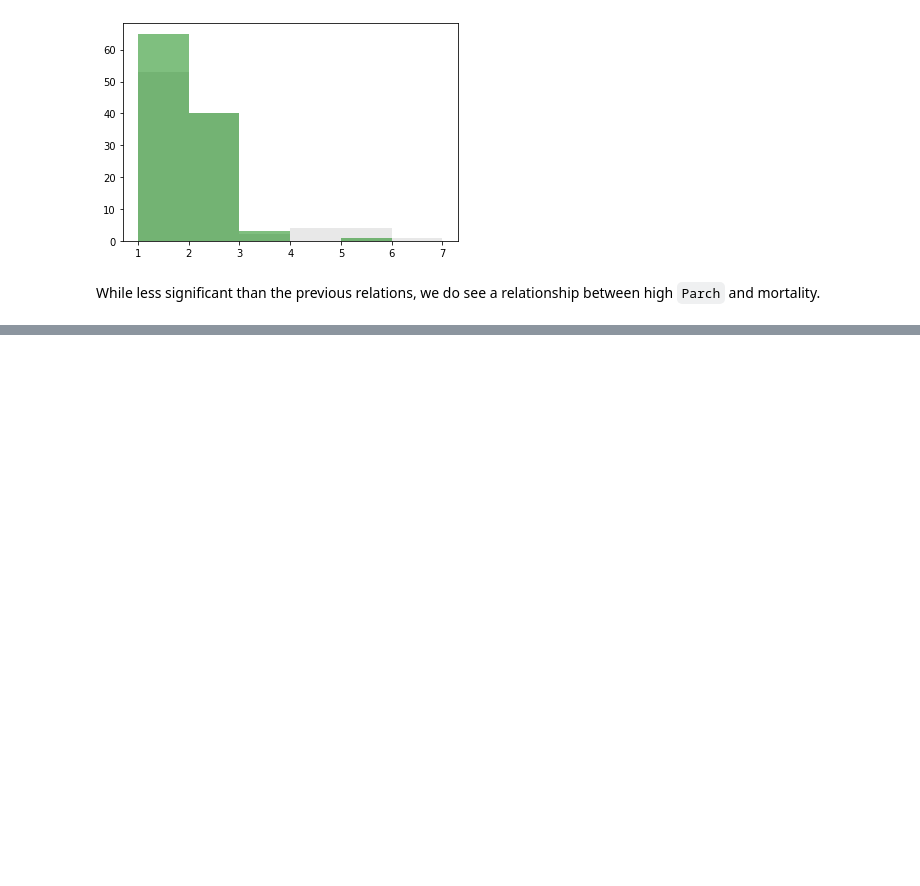
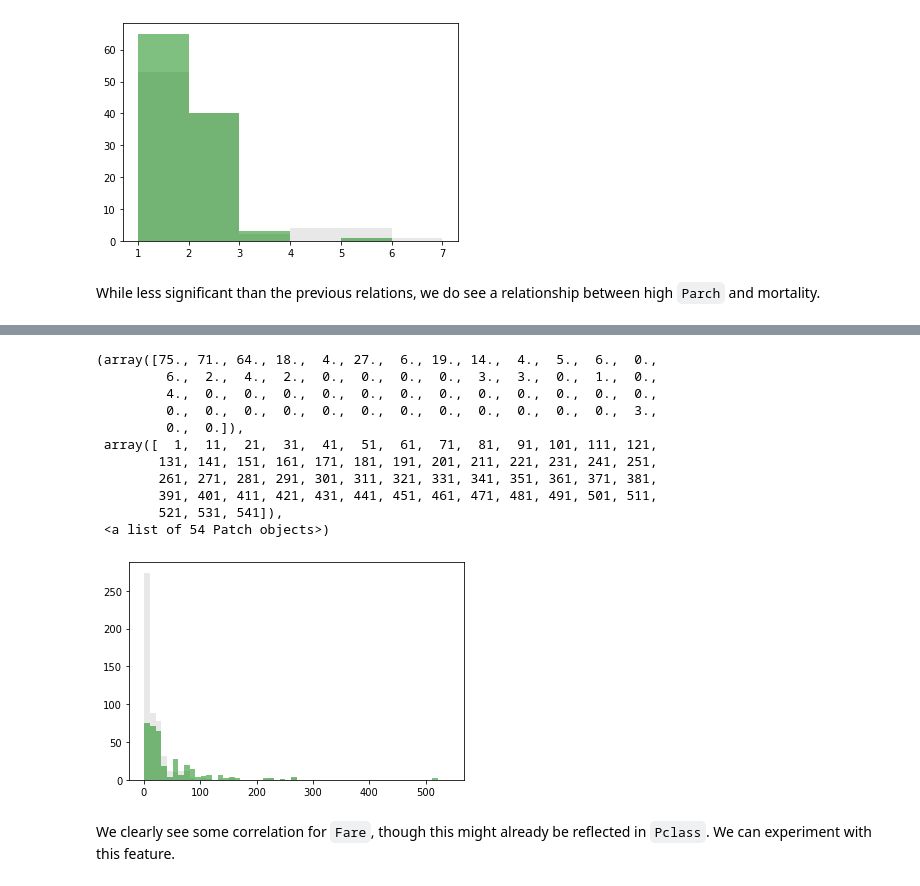
Before and after one commit to typekev/kaggle-titanic, a Jupyter notebook: Kaggle Titanic.ipynb, the cells around one changed output, grey strips where cells are left out. Drawn from its saved outputs; the diff is of its cells as text; code cells hidden in the pictures; blank space fills up the shorter version.

```diff
--- a/Kaggle Titanic.ipynb
+++ b/Kaggle Titanic.ipynb
@@ -168,0 +199,19 @@ While less significant than the previous relations, we do see a relationship bet
+# %%
+fare_bins = range(1, 550, 10)
+plt.hist(non_survivors_fare, bins=fare_bins, color="lightgrey", alpha=0.5)
+plt.hist(survivors_fare, bins=fare_bins, color="green", alpha=0.5)
+# %% [output]
+(array([75., 71., 64., 18.,  4., 27.,  6., 19., 14.,  4.,  5.,  6.,  0.,
+         6.,  2.,  4.,  2.,  0.,  0.,  0.,  0.,  3.,  3.,  0.,  1.,  0.,
+         4.,  0.,  0.,  0.,  0.,  0.,  0.,  0.,  0.,  0.,  0.,  0.,  0.,
+         0.,  0.,  0.,  0.,  0.,  0.,  0.,  0.,  0.,  0.,  0.,  0.,  3.,
+         0.,  0.]),
+ array([  1,  11,  21,  31,  41,  51,  61,  71,  81,  91, 101, 111, 121,
+        131, 141, 151, 161, 171, 181, 191, 201, 211, 221, 231, 241, 251,
+        261, 271, 281, 291, 301, 311, 321, 331, 341, 351, 361, 371, 381,
+        391, 401, 411, 421, 431, 441, 451, 461, 471, 481, 491, 501, 511,
+        521, 531, 541]),
+ <a list of 54 Patch objects>)
+[figure, added]
+# %% [markdown]
+We clearly see some correlation for `Fare`, though this might already be reflected in `Pclass`. We can experiment with this feature.
```
Also changed, not shown: parts of 19 cells of this notebook.
